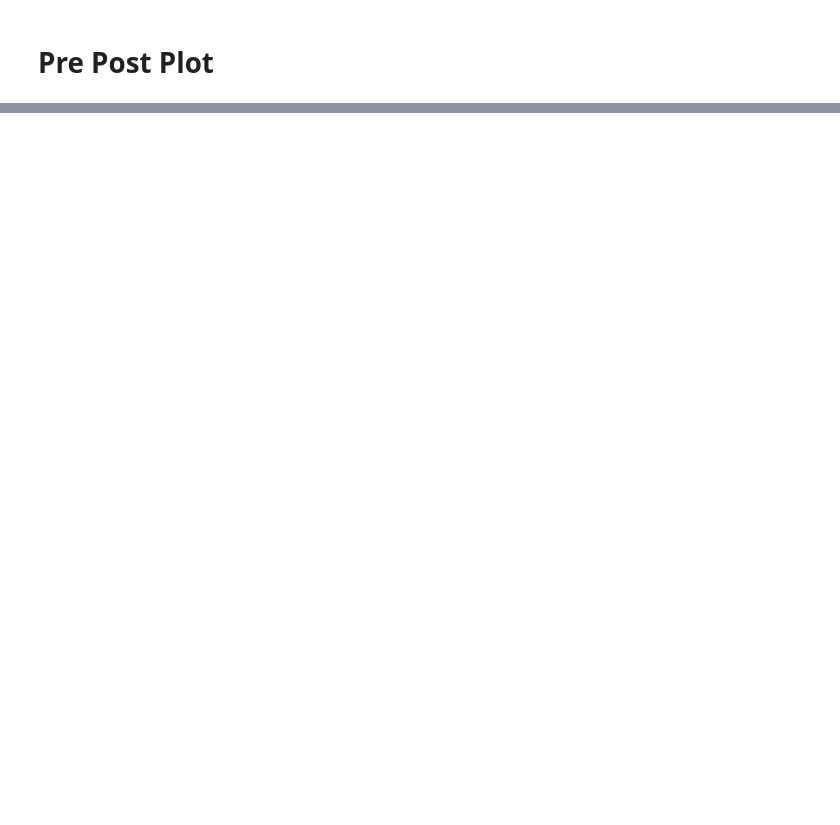
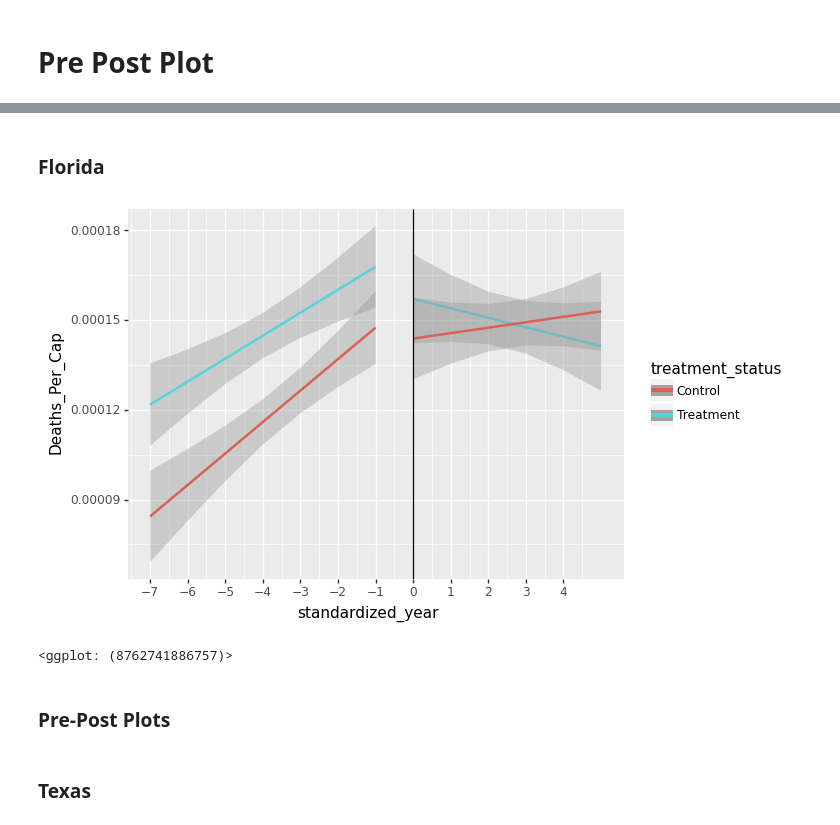
Before and after one commit to MIDS-at-Duke/estimating-impact-of-opioids-2020-vxf, a Jupyter notebook: 10_code/Transform_Data_Plus_Plot.ipynb, the cells around one changed output, grey strips where cells are left out. Drawn from its saved outputs; the diff is of its cells as text; code cells hidden in the pictures; blank space fills up the shorter version.

```diff
--- a/10_code/Transform_Data_Plus_Plot.ipynb
+++ b/10_code/Transform_Data_Plus_Plot.ipynb
@@ -298,0 +324,16 @@ print(plot)
+# %% [markdown]
+### Florida
+# %%
+df_treatment_FL = mor_pop[mor_pop['State_Abrv'] == 'FL'].copy()
+df_control_FL = mor_pop[(mor_pop['State_Abrv'] == 'AL') | (mor_pop['State_Abrv'] == 'SC') | (mor_pop['State_Abrv'] == 'GA')].copy()
+policy_implementation_year_FL = 2010
+
+plot = diff_in_diff_plot(df_treatment_FL, df_control_FL, policy_implementation_year_FL, 'Deaths_Per_Cap')
+print(plot)
+# %% [output]
+[figure, added]
+<ggplot: (8762741886757)>
+# %% [markdown]
+### Pre-Post Plots
+# %% [markdown]
+### Texas
```
Also changed, not shown: parts of 44 cells of this notebook.
